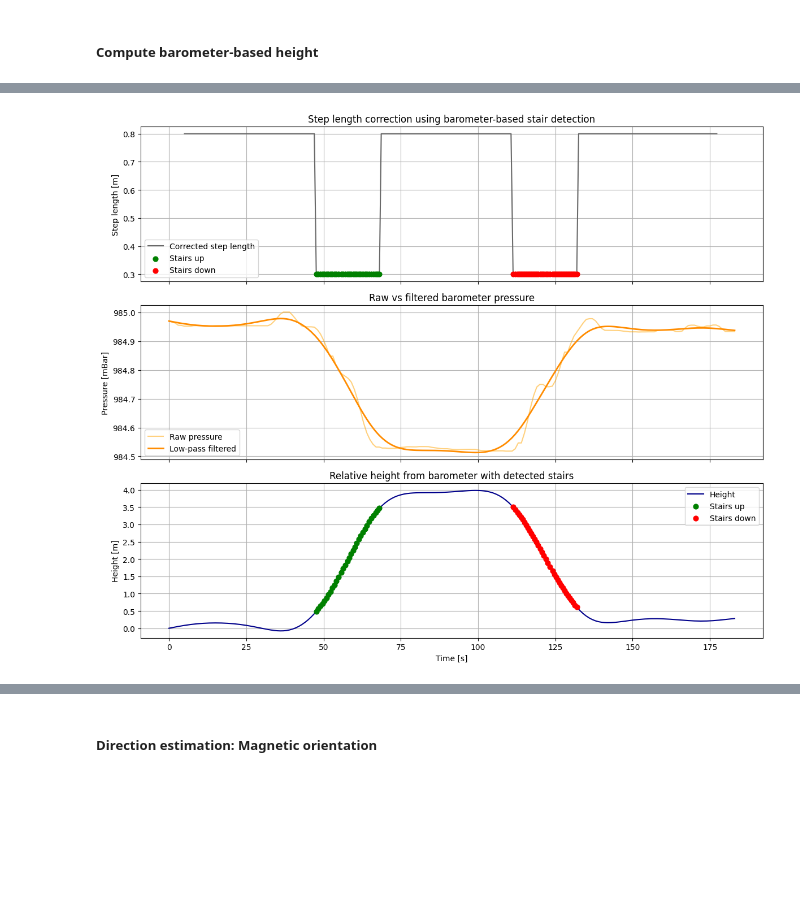
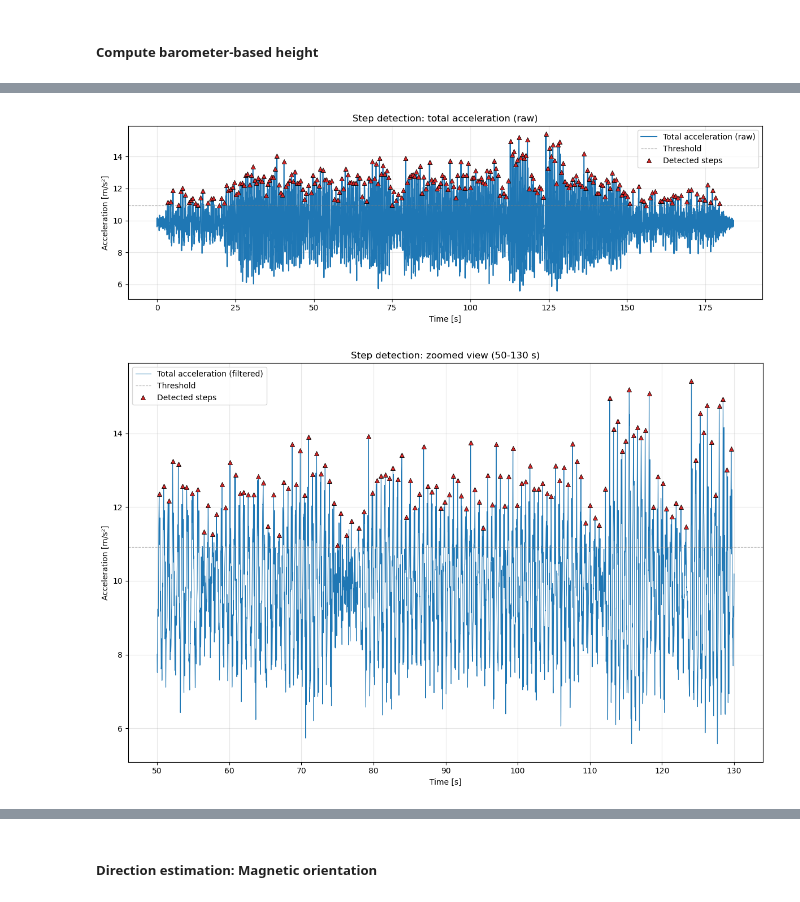
Before and after one commit to bernadettesophia/Navi_Lab02_WS25, a Jupyter notebook: lab02_ws2025_26_GROUPB_KAKUSKA_OETTL.ipynb, the cells around one changed output, grey strips where cells are left out. Drawn from its saved outputs; the diff is of its cells as text; code cells hidden in the pictures; blank space fills up the shorter version.

```diff
--- a/lab02_ws2025_26_GROUPB_KAKUSKA_OETTL.ipynb
+++ b/lab02_ws2025_26_GROUPB_KAKUSKA_OETTL.ipynb
@@ -336,16 +248,0 @@ plt.show()
-# %%
-# Compute total acceleration magnitude
-acc_data['acc_norm'] = np.sqrt(acc_data['acc_x']**2 +
-                               acc_data['acc_y']**2 +
-                               acc_data['acc_z']**2)
-
-# Bandpass filter and smooth for peak detection
-b, a = butter(2, [0.7/(0.5*fs), 3/(0.5*fs)], btype='band')
-acc_filt = filtfilt(b, a, acc_data['acc_norm'])
-acc_smooth = savgol_filter(acc_filt, window_length=int(0.5*fs)|1, polyorder=2)  # smooth signal for peak detection
-
-# Step detection
-threshold = np.mean(acc_smooth) + 0.5  # simple threshold for step peaks
-peaks, _ = find_peaks(acc_smooth, height=threshold, distance=0.4*fs)  # detect peaks with minimum step interval
-step_times = acc_data['t'].iloc[peaks].values
-step_lengths = np.full(len(step_times)-1, 0.8)  # default step length for normal walking
@@ -392,35 +303,84 @@ Total steps detected: 237
 # %%
+# visualisation step detection
+
+plt.figure(figsize=(12,4))
+plt.plot(acc_data['t'], acc_smooth, label="Total acceleration (raw)")
+plt.axhline(threshold, color="gray", linestyle="--", linewidth=0.8, alpha=0.7, label="Threshold")
+plt.plot(acc_data['t'].iloc[peaks], acc_smooth.iloc[peaks],
+         linestyle="None", marker="^", markersize=6,
+         markerfacecolor="#d62728", markeredgecolor="black", markeredgewidth=0.6,
+         label="Detected steps")
+plt.xlabel("Time [s]")
+plt.ylabel("Acceleration [m/s²]")
+plt.title("Step detection: total acceleration (raw)")
+plt.legend()
+plt.grid(alpha=0.3)
+plt.tight_layout()
+plt.show()
+
+# Zoomed-in step detection plot (25 s to 150 s)
+t_min, t_max = 50, 130  # time range in seconds
+
+# Select data within the range
+mask = (acc_data["t"] >= t_min) & (acc_data["t"] <= t_max)
+t_zoom = acc_data["t"][mask]
+acc_zoom = acc_data["acc_smooth"][mask]
+
+# Also select peaks within the same range
+peaks_zoom = peaks[(step_times >= t_min) & (step_times <= t_max)]
+step_times_zoom = step_times[(step_times >= t_min) & (step_times <= t_max)]
+
+plt.figure(figsize=(12,8))
+
+plt.plot(t_zoom, acc_zoom, label="Total acceleration (filtered)", linewidth=0.8)
+
+plt.axhline(threshold, color="gray", linestyle="--", linewidth=0.8, alpha=0.7, label="Threshold")
+
+plt.plot(step_times_zoom, acc_data["acc_smooth"].iloc[peaks_zoom],
+         linestyle="None", marker="^", markersize=6,
+         markerfacecolor="#d62728", markeredgecolor="black", markeredgewidth=0.6,
+         label="Detected steps")
+
+plt.xlabel("Time [s]")
+plt.ylabel("Acceleration [m/s²]")
+plt.title(f"Step detection: zoomed view ({t_min}-{t_max} s)")
+plt.legend()
+plt.grid(alpha=0.3)
+plt.tight_layout()
+plt.show()
+
 # Combined visualization
 fig, axs = plt.subplots(3, 1, figsize=(12, 10), sharex=True)
 
 # Top: Step length correction
 axs[0].plot(step_times[1:], step_lengths_corr, label="Corrected step length", color="dimgray", linewidth=1.5)
 axs[0].scatter(step_times[1:][stairs_up],   step_lengths_corr[stairs_up],   color="green", label="Stairs up", s=40, zorder=5)
 axs[0].scatter(step_times[1:][stairs_down], step_lengths_corr[stairs_down], color="red",   label="Stairs down", s=40, zorder=5)
 axs[0].set_ylabel("Step length [m]")
 axs[0].set_title("Step length correction using barometer-based stair detection")
 axs[0].legend()
 axs[0].grid(True)
 
 # Middle: Barometer pressure
 axs[1].plot(baro_data["t"], baro_data["pressure"], label="Raw pressure", color="orange", alpha=0.5)
 axs[1].plot(baro_data["t"], baro_data["pressure_filt"], label="Low-pass filtered", color="darkorange", linewidth=2)
 axs[1].set_ylabel("Pressure [mBar]")
 axs[1].set_title("Raw vs filtered barometer pressure")
 axs[1].legend()
 axs[1].grid(True)
 
 # Bottom: Relative height + detected stairs
 axs[2].plot(baro_data["t"], baro_data["height"], label="Height", color="darkblue", linewidth=1.5)
 axs[2].scatter(step_times[1:][stairs_up], height_at_steps[1:][stairs_up], color="green", label="Stairs up", s=40, zorder=5)
 axs[2].scatter(step_times[1:][stairs_down], height_at_steps[1:][stairs_down], color="red", label="Stairs down", s=40, zorder=5)
 axs[2].set_xlabel("Time [s]")
 axs[2].set_ylabel("Height [m]")
 axs[2].set_title("Relative height from barometer with detected stairs")
 axs[2].legend()
 axs[2].grid(True)
 
 plt.tight_layout()
 plt.show()
 # %% [output]
-[figure, old version]
+[figure, new version]
+[figure, added]
```
Also changed, not shown: parts of 14 cells of this notebook.
